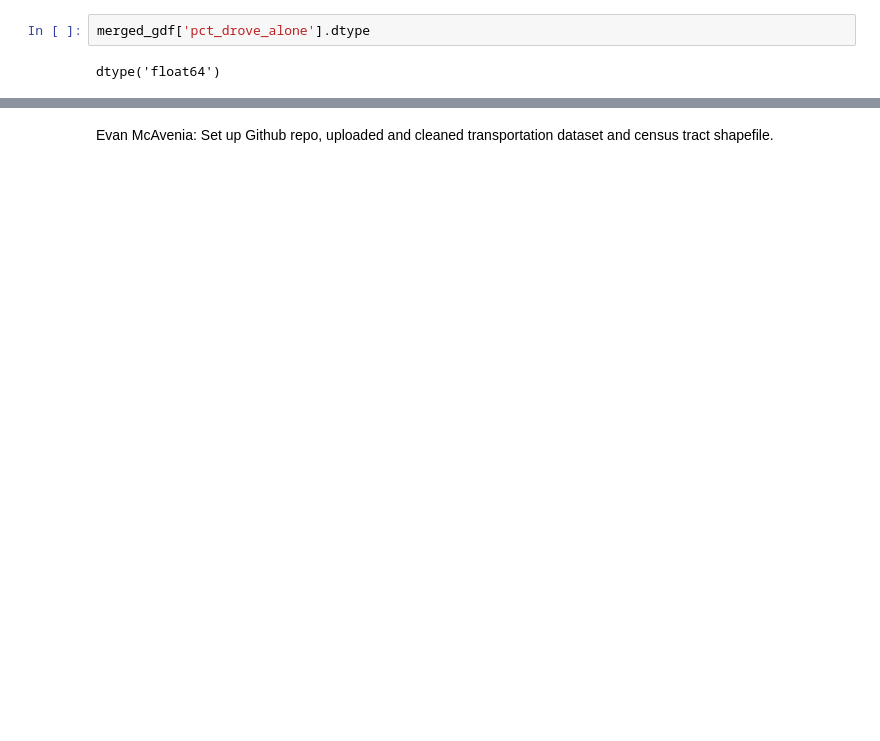
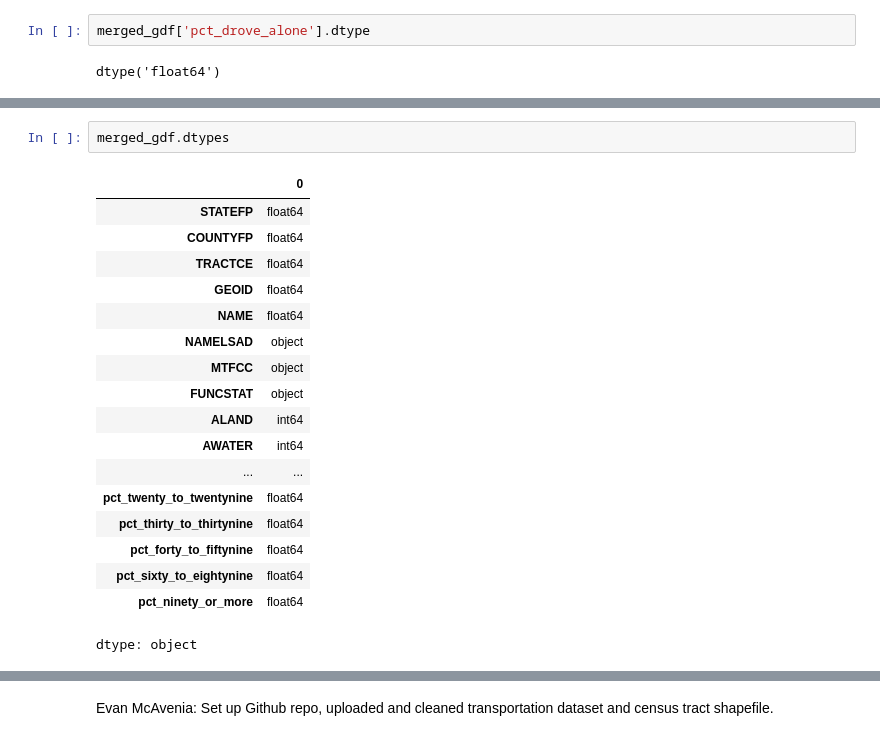
Before and after one commit to evaneliz/534groupprojfiles, a Jupyter notebook: group_project_4.ipynb, the cells around one changed output, grey strips where cells are left out. Cells and saved outputs as stored; diff of their text form; blank space fills up the shorter version.

```diff
--- a/group_project_4.ipynb
+++ b/group_project_4.ipynb
@@ -150,0 +185,21 @@ dtype('float64')
+# %%
+merged_gdf.dtypes
+# %% [output]
+|  | 0 |
+| STATEFP | float64 |
+| COUNTYFP | float64 |
+| TRACTCE | float64 |
+| GEOID | float64 |
+| NAME | float64 |
+| NAMELSAD | object |
+| MTFCC | object |
+| FUNCSTAT | object |
+| ALAND | int64 |
+| AWATER | int64 |
+| ... | ... |
+| pct_twenty_to_twentynine | float64 |
+| pct_thirty_to_thirtynine | float64 |
+| pct_forty_to_fiftynine | float64 |
+| pct_sixty_to_eightynine | float64 |
+| pct_ninety_or_more | float64 |
+dtype: object
```
Also changed, not shown: parts of 6 cells of this notebook.
